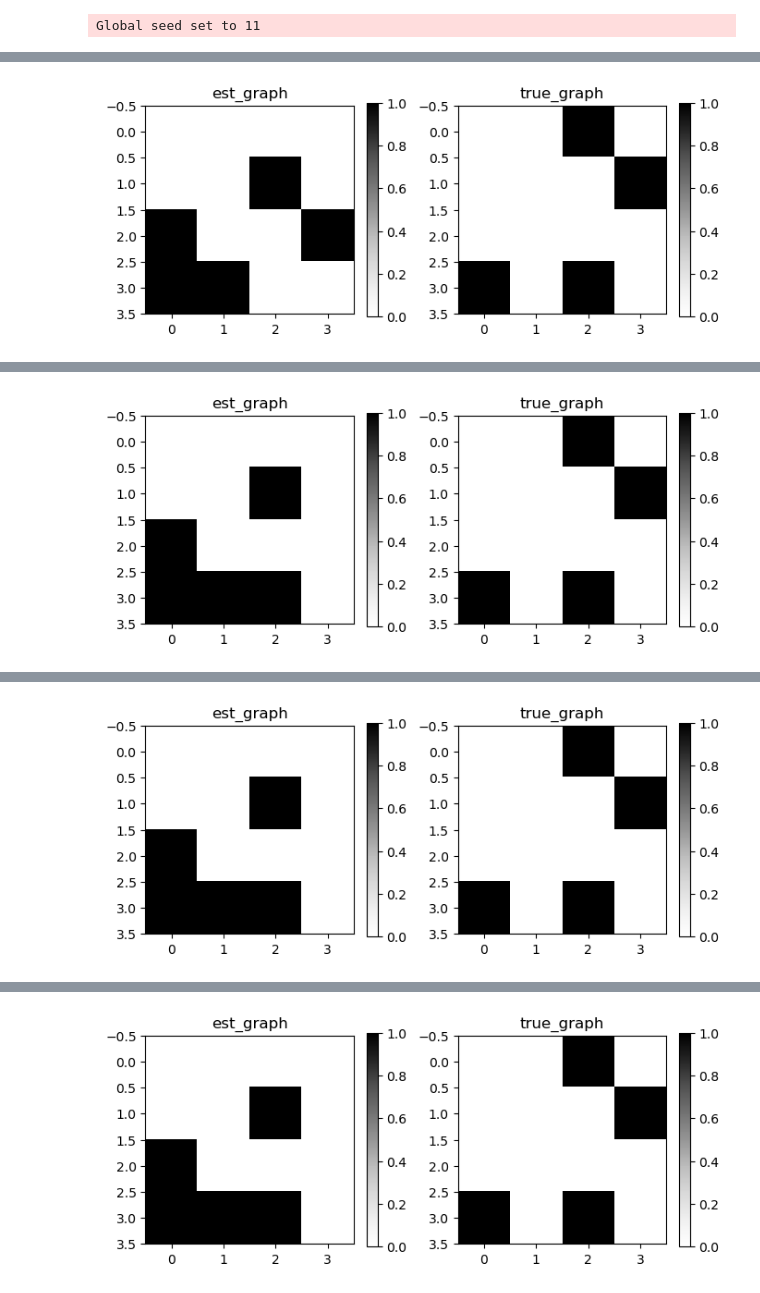
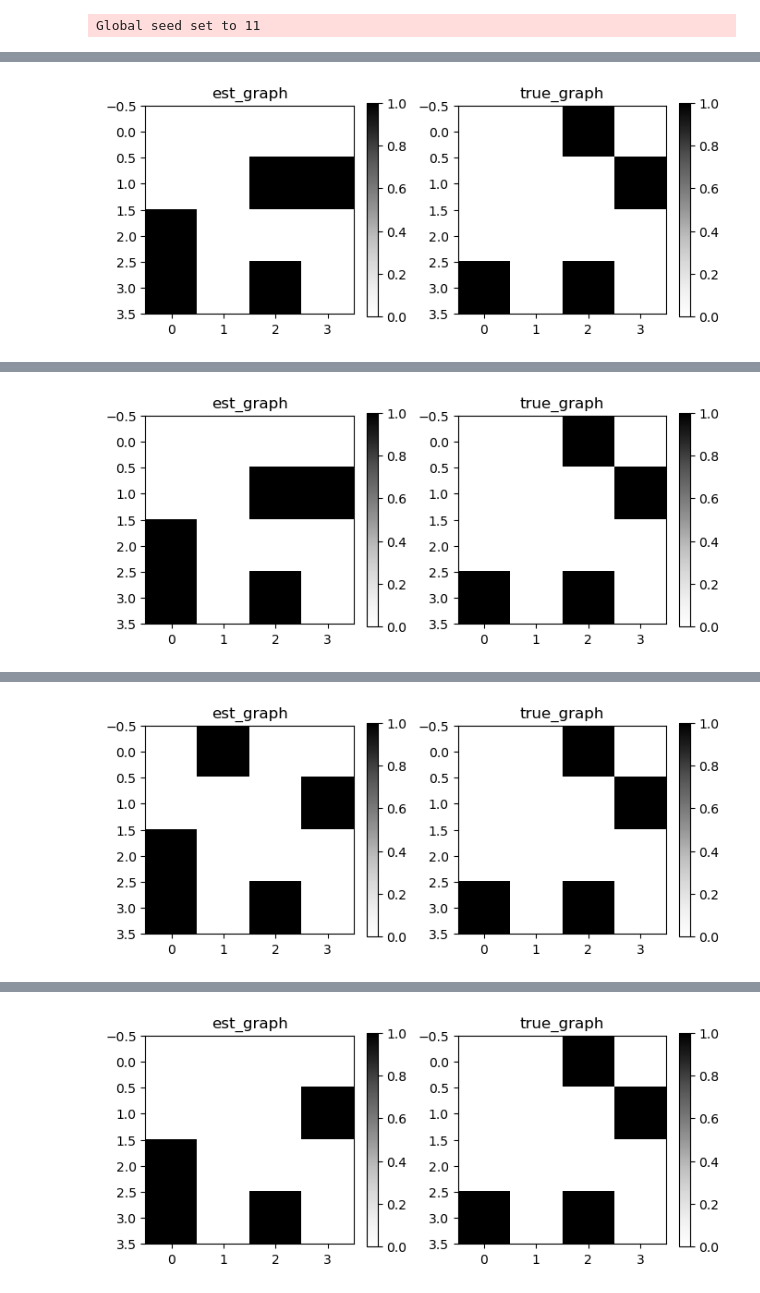
Before and after one commit to PacktPublishing/Causal-Inference-and-Discovery-in-Python, a Jupyter notebook: Chapter_14 (Causica).ipynb, the cells around one changed output, grey strips where cells are left out. Saved outputs shown, nothing was run; the diff lists cells and outputs as text; code cells hidden in the pictures.

```diff
--- a/Chapter_14 (Causica).ipynb
+++ b/Chapter_14 (Causica).ipynb
@@ -174,18 +160,15 @@ adjacency_dist: DistributionModule[AdjacencyDistribution] = ENCOAdjacencyDistrib
 # %%
 icgnn = ICGNN(
     variables=tensordict_shapes(dataset_train),
-    embedding_size=32, #32,
-    out_dim_g=32, #32,
+    embedding_size=8, #32,
+    out_dim_g=8, #32,
     norm_layer=torch.nn.LayerNorm,
     res_connection=True,
 )
 # %%
 variable_shapes = tensordict_shapes(dataset_train)
 
-# Get type
-type_continuous = variables_metadata['variables'][0]
-
-types_dict = {var_name: type_continuous['type'] for var_name in dataset_train.keys()}
+types_dict = {var_name: VariableTypeEnum.CONTINUOUS for var_name in dataset_train.keys()}
 
 noise_submodules = create_noise_modules(variable_shapes, types_dict, training_config.noise_dist)
 noise_module = JointNoiseModule(noise_submodules)
@@ -224,36 +207,61 @@ parameter_list = [
 optimizer = torch.optim.Adam(parameter_list)
 # %%
 scheduler = AugLagLR(config=auglag_config)
-auglag_loss = AugLagLossCalculator(init_alpha=training_config.init_alpha, init_rho=training_config.init_rho)
+
+auglag_loss = AugLagLossCalculator(
+    init_alpha=training_config.init_alpha,
+    init_rho=training_config.init_rho
+)
 # %%
 assert len(dataset_train.batch_size) == 1, "Only 1D batch size is supported"
+
 num_samples = len(dataset_train)
+
 for epoch in range(training_config.max_epoch):
+
     for i, batch in enumerate(dataloader_train):
+
+        # Zero the gradients
         optimizer.zero_grad()
+
+        # Get SEM
         sem_distribution = sem_module()
         sem, *_ = sem_distribution.relaxed_sample(
-            torch.Size([]), temperature=training_config.gumbel_temp
+            torch.Size([]),
+            temperature=training_config.gumbel_temp
         )  # soft sample
 
+        # Compute the log probability of data
         batch_log_prob = sem.log_prob(batch).mean()
+
+        # Get the distribution entropy
         sem_distribution_entropy = sem_distribution.entropy()
+
+        # Compute the likelihood of the current graph
         prior_term = prior.log_prob(sem.graph)
+
+        # Compute the objective
         objective = (-sem_distribution_entropy - prior_term) / num_samples - batch_log_prob
+
+        # Compute the DAG-ness term
         constraint = calculate_dagness(sem.graph)
 
+        # Compute the Lagrangian loss
         loss = auglag_loss(objective, constraint / num_samples)
 
+        # Propagate gradients and update
         loss.backward()
         optimizer.step()
-        # update the Auglag parameters
+
+        # Update the Auglag parameters
         scheduler.step(
             optimizer=optimizer,
             loss=auglag_loss,
             loss_value=loss.item(),
             lagrangian_penalty=constraint.item(),
         )
-        # log metrics
+
+        # Log metrics & plot the matrices
         if epoch % 10 == 0 and i == 0:
             print(
                 f"epoch:{epoch} loss:{loss.item():.5g} nll:{-batch_log_prob.detach().cpu().numpy():.5g} "
@@ -280 +288 @@ epoch:10 loss:6.2173 nll:6.2132 dagness:0.00000 num_edges:6 alpha:0 rho:1 step:0
-[figure, old version]
+[figure, new version]
@@ -282 +290 @@ epoch:20 loss:6.3178 nll:6.3127 dagness:1.63362 num_edges:7 alpha:0 rho:1 step:0
-[figure, old version]
+[figure, new version]
@@ -284 +292 @@ epoch:30 loss:6.7838 nll:6.7792 dagness:1.63362 num_edges:6 alpha:0 rho:1 step:0
-[figure, old version]
+[figure, new version]
@@ -287 +294 @@ epoch:40 loss:7.6862 nll:7.6825 dagness:0.00000 num_edges:5 alpha:0 rho:1 step:1
-[figure, old version]
+[figure, new version]
```
Also changed, not shown: parts of 21 cells of this notebook.
